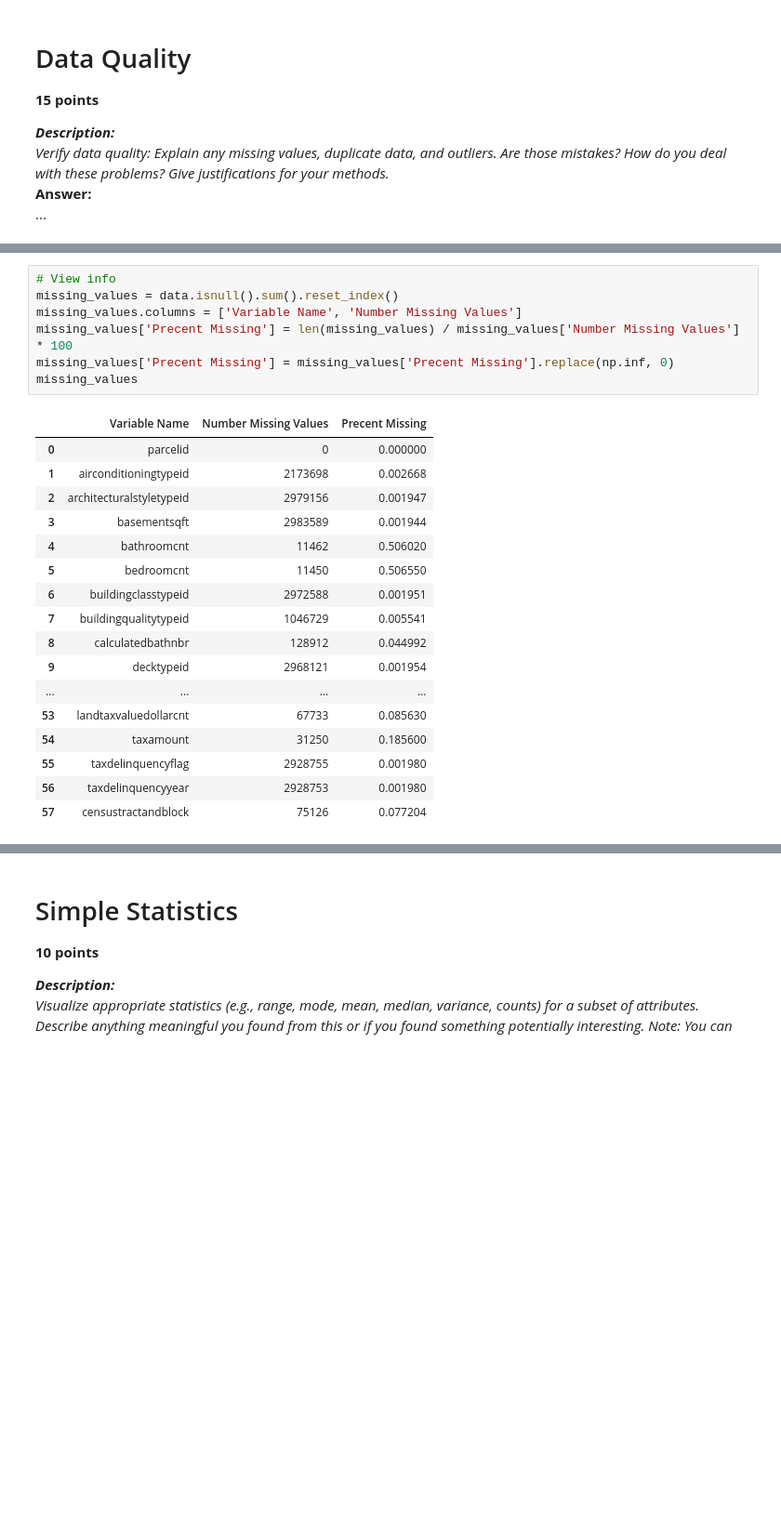
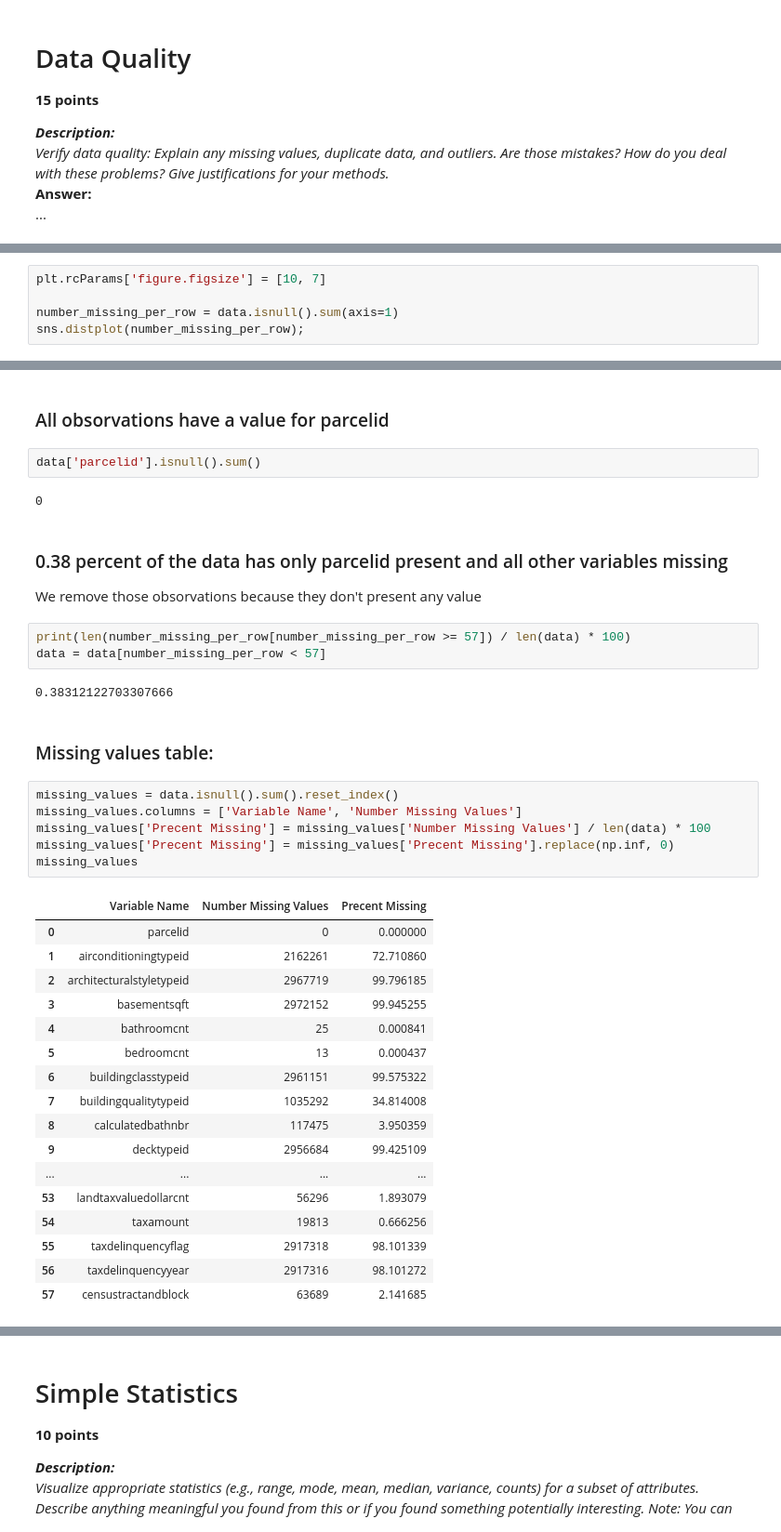
Before and after one commit to post2web/data_mining_group_project, a Jupyter notebook: notebooks/ivelin.ipynb, the cells around one changed output, grey strips where cells are left out. Shown at 93% size. Cells and saved outputs as stored; diff of their text form; blank space fills up the shorter version.

```diff
--- a/notebooks/ivelin.ipynb
+++ b/notebooks/ivelin.ipynb
@@ -154,0 +155,5 @@ Verify data quality: Explain any missing values, duplicate data, and outliers. A
+# %%
+plt.rcParams['figure.figsize'] = [10, 7]
+
+number_missing_per_row = data.isnull().sum(axis=1)
+sns.distplot(number_missing_per_row);
@@ -155,25 +162,40 @@ Verify data quality: Explain any missing values, duplicate data, and outliers. A
+# %% [markdown]
+### All obsorvations have a value for parcelid
+# %%
+data['parcelid'].isnull().sum()
+# %% [output]
+0
+# %% [markdown]
+### 0.38 percent of the data has only parcelid present and all other variables missing
+We remove those obsorvations because they don't present any value
+# %%
+print(len(number_missing_per_row[number_missing_per_row >= 57]) / len(data) * 100)
+data = data[number_missing_per_row < 57]
+# %% [output]
+0.38312122703307666
+# %% [markdown]
+### Missing values table:
 # %%
-# View info
 missing_values = data.isnull().sum().reset_index()
 missing_values.columns = ['Variable Name', 'Number Missing Values']
-missing_values['Precent Missing'] = len(missing_values) / missing_values['Number Missing Values'] * 100
+missing_values['Precent Missing'] = missing_values['Number Missing Values'] / len(data) * 100
 missing_values['Precent Missing'] = missing_values['Precent Missing'].replace(np.inf, 0)
 missing_values
 # %% [output]
 |  | Variable Name | Number Missing Values | Precent Missing |
 | 0 | parcelid | 0 | 0.000000 |
-| 1 | airconditioningtypeid | 2173698 | 0.002668 |
-| 2 | architecturalstyletypeid | 2979156 | 0.001947 |
-| 3 | basementsqft | 2983589 | 0.001944 |
-| 4 | bathroomcnt | 11462 | 0.506020 |
-| 5 | bedroomcnt | 11450 | 0.506550 |
-| 6 | buildingclasstypeid | 2972588 | 0.001951 |
-| 7 | buildingqualitytypeid | 1046729 | 0.005541 |
-| 8 | calculatedbathnbr | 128912 | 0.044992 |
-| 9 | decktypeid | 2968121 | 0.001954 |
+| 1 | airconditioningtypeid | 2162261 | 72.710860 |
+| 2 | architecturalstyletypeid | 2967719 | 99.796185 |
+| 3 | basementsqft | 2972152 | 99.945255 |
+| 4 | bathroomcnt | 25 | 0.000841 |
+| 5 | bedroomcnt | 13 | 0.000437 |
+| 6 | buildingclasstypeid | 2961151 | 99.575322 |
+| 7 | buildingqualitytypeid | 1035292 | 34.814008 |
+| 8 | calculatedbathnbr | 117475 | 3.950359 |
+| 9 | decktypeid | 2956684 | 99.425109 |
 | ... | ... | ... | ... |
-| 53 | landtaxvaluedollarcnt | 67733 | 0.085630 |
-| 54 | taxamount | 31250 | 0.185600 |
-| 55 | taxdelinquencyflag | 2928755 | 0.001980 |
-| 56 | taxdelinquencyyear | 2928753 | 0.001980 |
-| 57 | censustractandblock | 75126 | 0.077204 |
+| 53 | landtaxvaluedollarcnt | 56296 | 1.893079 |
+| 54 | taxamount | 19813 | 0.666256 |
+| 55 | taxdelinquencyflag | 2917318 | 98.101339 |
+| 56 | taxdelinquencyyear | 2917316 | 98.101272 |
+| 57 | censustractandblock | 63689 | 2.141685 |
```
Also changed, not shown: parts of 29 cells of this notebook.
